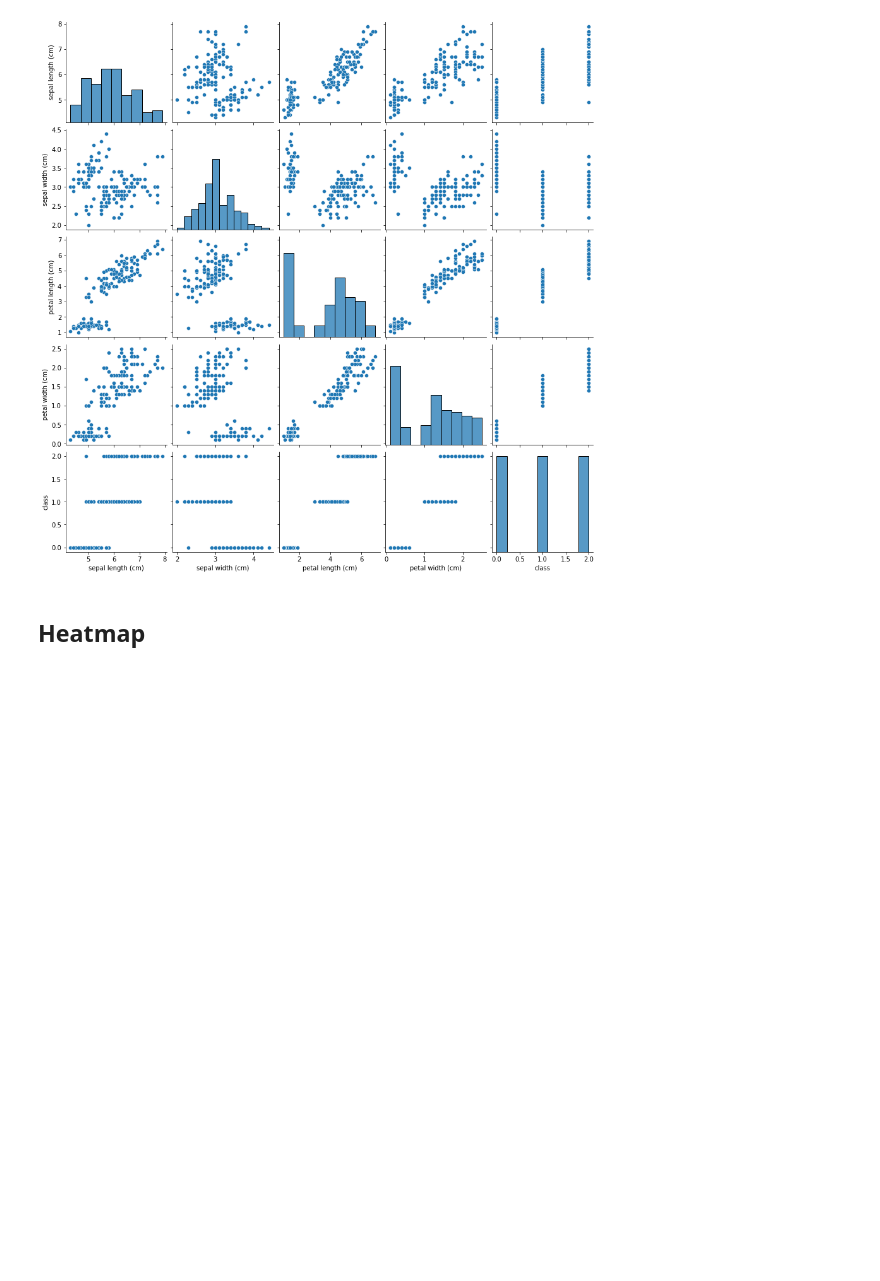
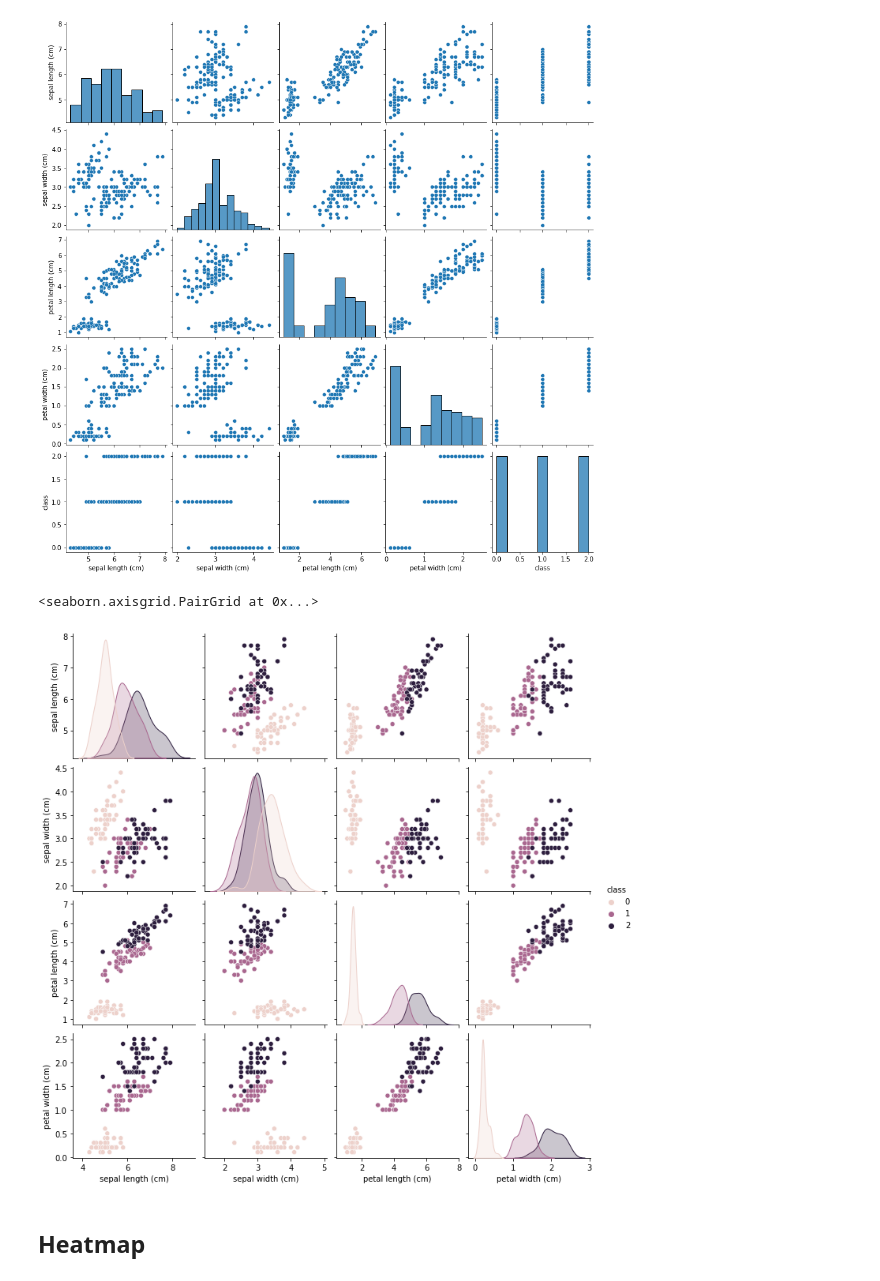
Before and after one commit to v-fuentec/AI-bootcamp, a Jupyter notebook: data-visualization.ipynb, the cells around one changed output. Cells and saved outputs as stored; diff of their text form; code cells hidden in the pictures; blank space fills up the shorter version.

```diff
--- a/data-visualization.ipynb
+++ b/data-visualization.ipynb
@@ -127,6 +152,11 @@ sns.pairplot(df)
 # %% [output]
 <seaborn.axisgrid.PairGrid at 0x...>
 [figure]
+# %%
+sns.pairplot(df, hue='class')
+# %% [output]
+<seaborn.axisgrid.PairGrid at 0x...>
+[figure, added]
 # %% [markdown]
 ## Heatmap
 # %%
```
Also changed, not shown: parts of 5 cells of this notebook.
